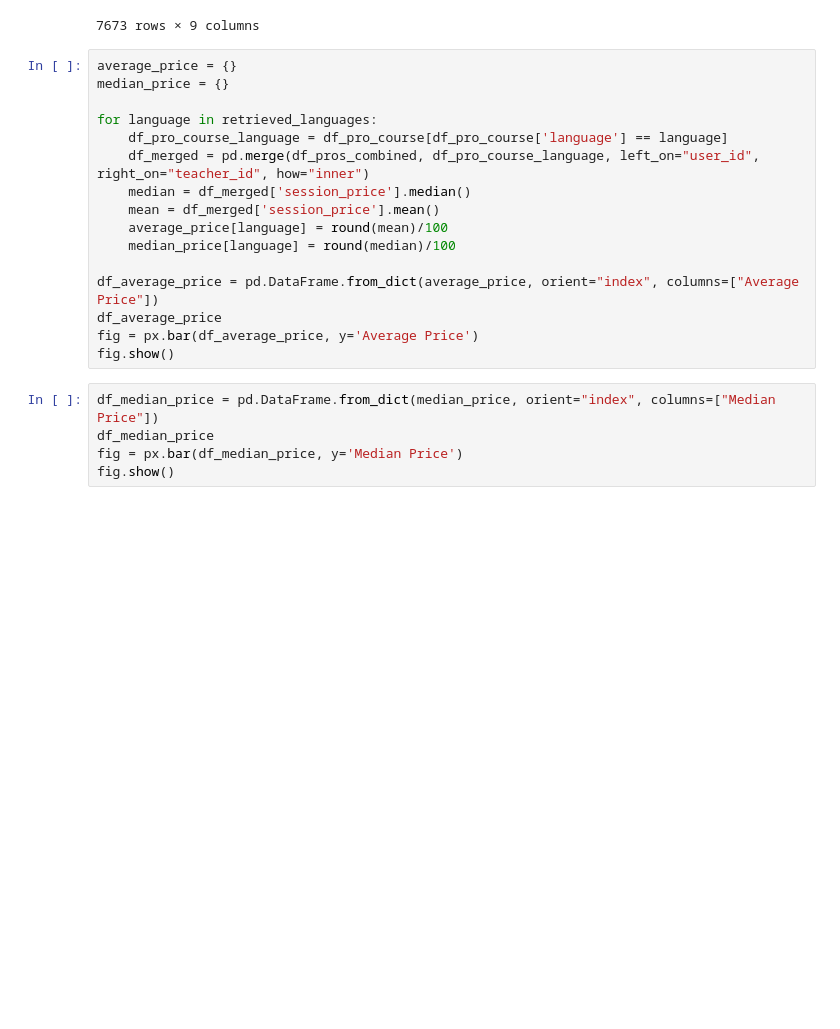
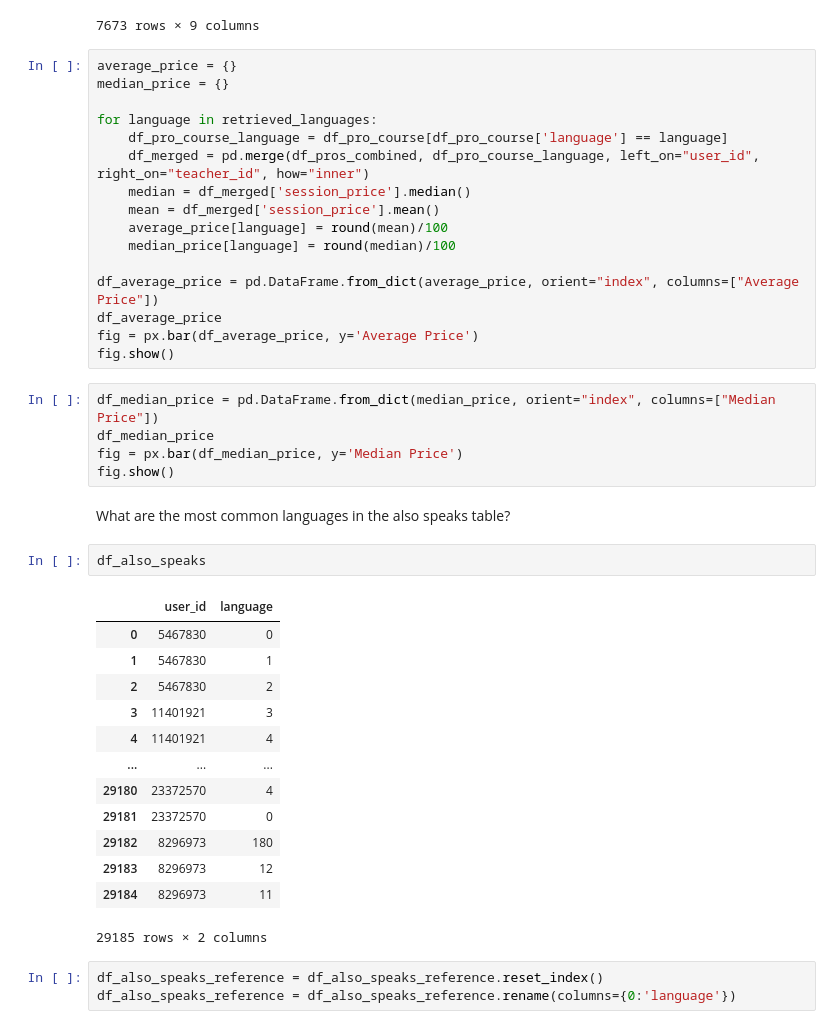
Before and after one commit to ernmin/Project4GA, a Jupyter notebook: EDA/EDA.ipynb, the cells around one changed output. Cells and saved outputs as stored; diff of their text form; blank space fills up the shorter version.

```diff
--- a/EDA/EDA.ipynb
+++ b/EDA/EDA.ipynb
@@ -531,3 +532,24 @@ df_median_price = pd.DataFrame.from_dict(median_price, orient="index", columns=[
 df_median_price
 fig = px.bar(df_median_price, y='Median Price')
 fig.show()
+# %% [markdown]
+What are the most common languages in the also speaks table?
+# %%
+df_also_speaks
+# %% [output]
+|  | user_id | language |
+| 0 | 5467830 | 0 |
+| 1 | 5467830 | 1 |
+| 2 | 5467830 | 2 |
+| 3 | 11401921 | 3 |
+| 4 | 11401921 | 4 |
+| ... | ... | ... |
+| 29180 | 23372570 | 4 |
+| 29181 | 23372570 | 0 |
+| 29182 | 8296973 | 180 |
+| 29183 | 8296973 | 12 |
+| 29184 | 8296973 | 11 |
+29185 rows × 2 columns
+# %%
+df_also_speaks_reference = df_also_speaks_reference.reset_index()
+df_also_speaks_reference = df_also_speaks_reference.rename(columns={0:'language'})
```
Also changed, not shown: parts of 26 cells of this notebook.
